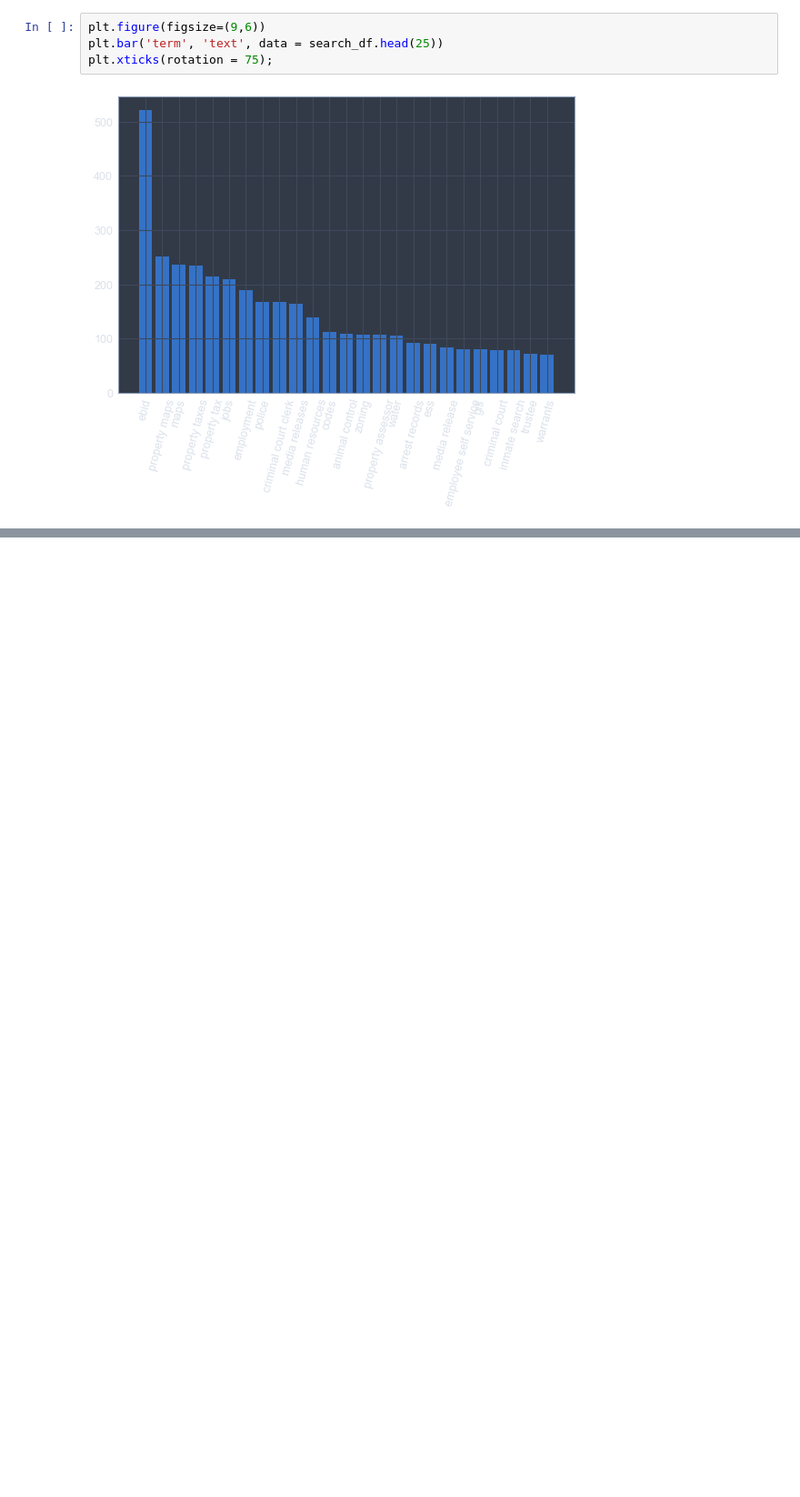
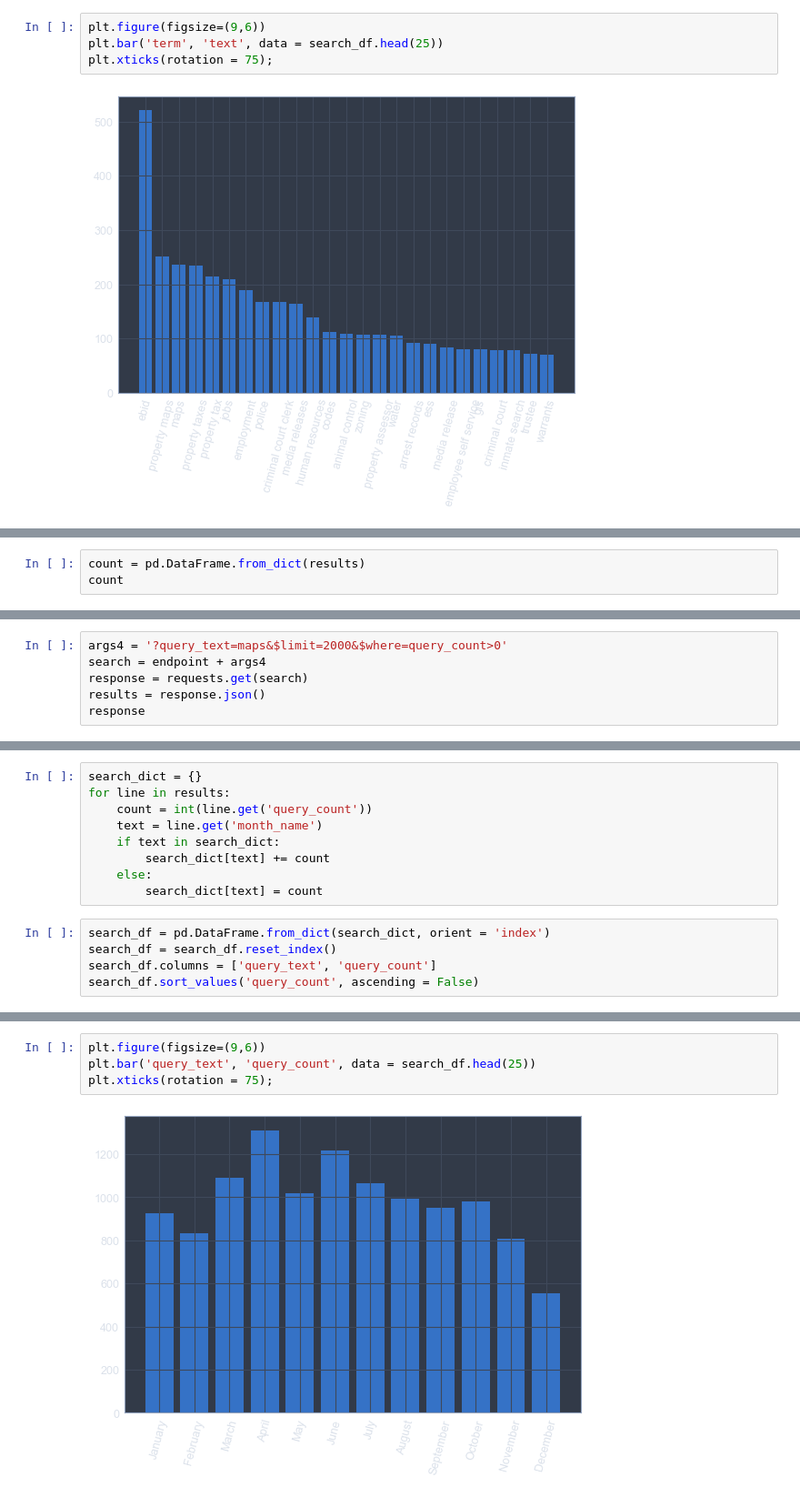
Before and after one commit to ScottMoore61095/socrata_api-ScottMoore61095, a Jupyter notebook: notebooks/soda_api.ipynb, the cells around one changed output, grey strips where cells are left out. Shown at 91% size. Cells and saved outputs as stored; diff of their text form; blank space fills up the shorter version.

```diff
--- a/notebooks/soda_api.ipynb
+++ b/notebooks/soda_api.ipynb
@@ -116,0 +163,3 @@ plt.xticks(rotation = 75);
+# %%
+count = pd.DataFrame.from_dict(results)
+count
@@ -116,0 +222,6 @@ plt.xticks(rotation = 75);
+# %%
+args4 = '?query_text=maps&$limit=2000&$where=query_count>0'
+search = endpoint + args4
+response = requests.get(search)
+results = response.json()
+response
@@ -116,0 +230,14 @@ plt.xticks(rotation = 75);
+# %%
+search_dict = {}
+for line in results:
+    count = int(line.get('query_count'))
+    text = line.get('month_name')
+    if text in search_dict:
+        search_dict[text] += count
+    else:
+        search_dict[text] = count
+# %%
+search_df = pd.DataFrame.from_dict(search_dict, orient = 'index')
+search_df = search_df.reset_index()
+search_df.columns = ['query_text', 'query_count']
+search_df.sort_values('query_count', ascending = False)
@@ -116,0 +258,6 @@ plt.xticks(rotation = 75);
+# %%
+plt.figure(figsize=(9,6))
+plt.bar('query_text', 'query_count', data = search_df.head(25))
+plt.xticks(rotation = 75);
+# %% [output]
+[figure, added]
```
Also changed, not shown: parts of 24 cells of this notebook.
